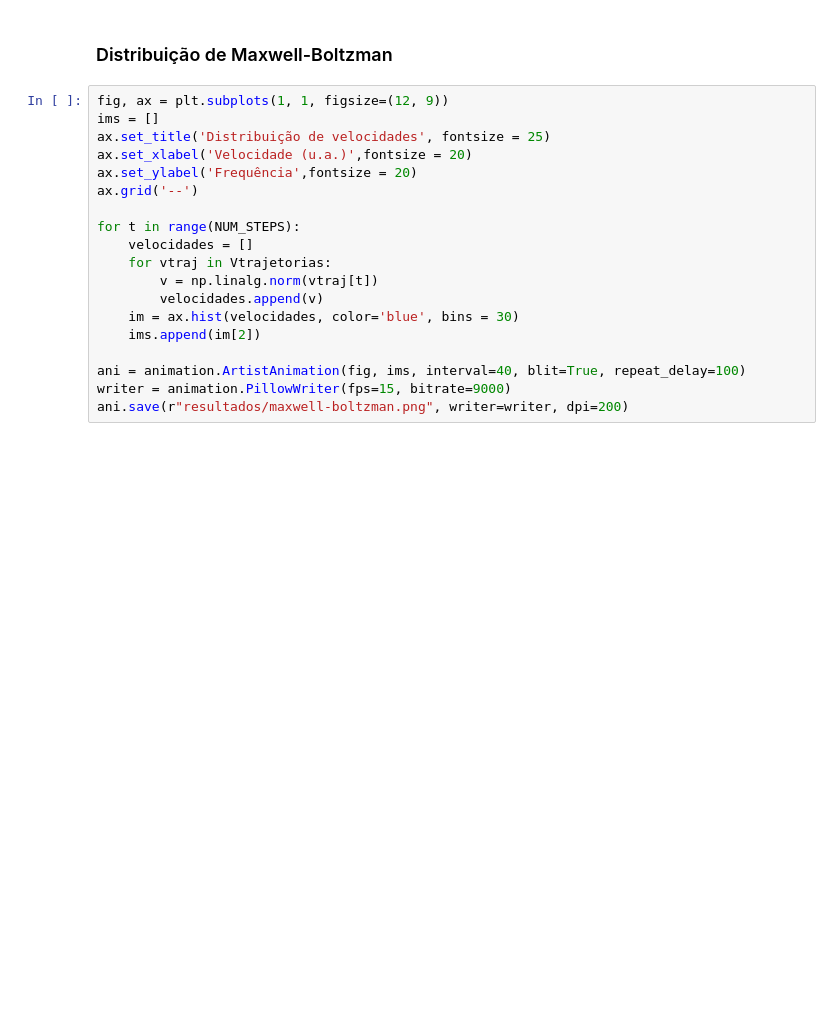
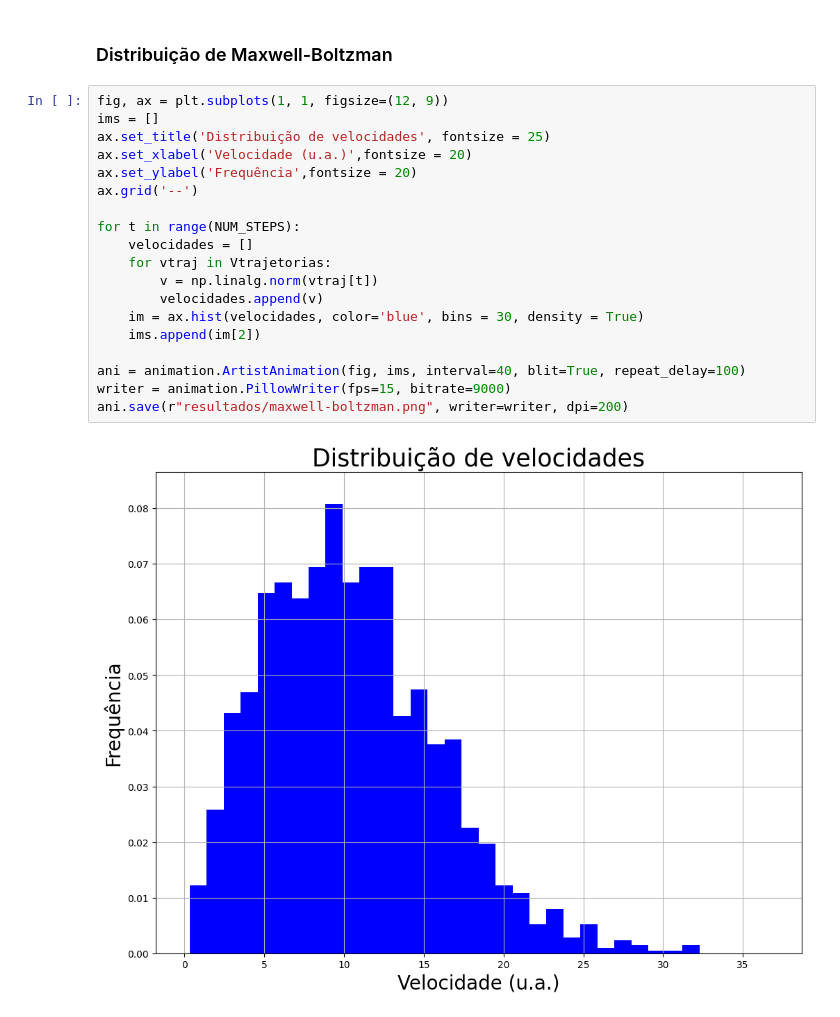
Before and after one commit to isadoramarcondes/Cinetica-Quimica, a Jupyter notebook: hard_spheres.ipynb, the cells around one changed output. Drawn from its saved outputs; the diff is of its cells as text; blank space fills up the shorter version.

```diff
--- a/hard_spheres.ipynb
+++ b/hard_spheres.ipynb
@@ -116,19 +118,21 @@ plt.savefig(r'resultados/ExT.png', dpi = 200)
 # %%
 fig, ax = plt.subplots(1, 1, figsize=(12, 9))
 ims = []
 ax.set_title('Distribuição de velocidades', fontsize = 25)
 ax.set_xlabel('Velocidade (u.a.)',fontsize = 20)
 ax.set_ylabel('Frequência',fontsize = 20)
 ax.grid('--')
 
 for t in range(NUM_STEPS):
     velocidades = []
     for vtraj in Vtrajetorias:
         v = np.linalg.norm(vtraj[t])
         velocidades.append(v)
-    im = ax.hist(velocidades, color='blue', bins = 30)
+    im = ax.hist(velocidades, color='blue', bins = 30, density = True)
     ims.append(im[2])
 
 ani = animation.ArtistAnimation(fig, ims, interval=40, blit=True, repeat_delay=100)
 writer = animation.PillowWriter(fps=15, bitrate=9000)
 ani.save(r"resultados/maxwell-boltzman.png", writer=writer, dpi=200)
+# %% [output]
+[figure, added]
```
Also changed, not shown: parts of 4 cells of this notebook, 5 other files.
